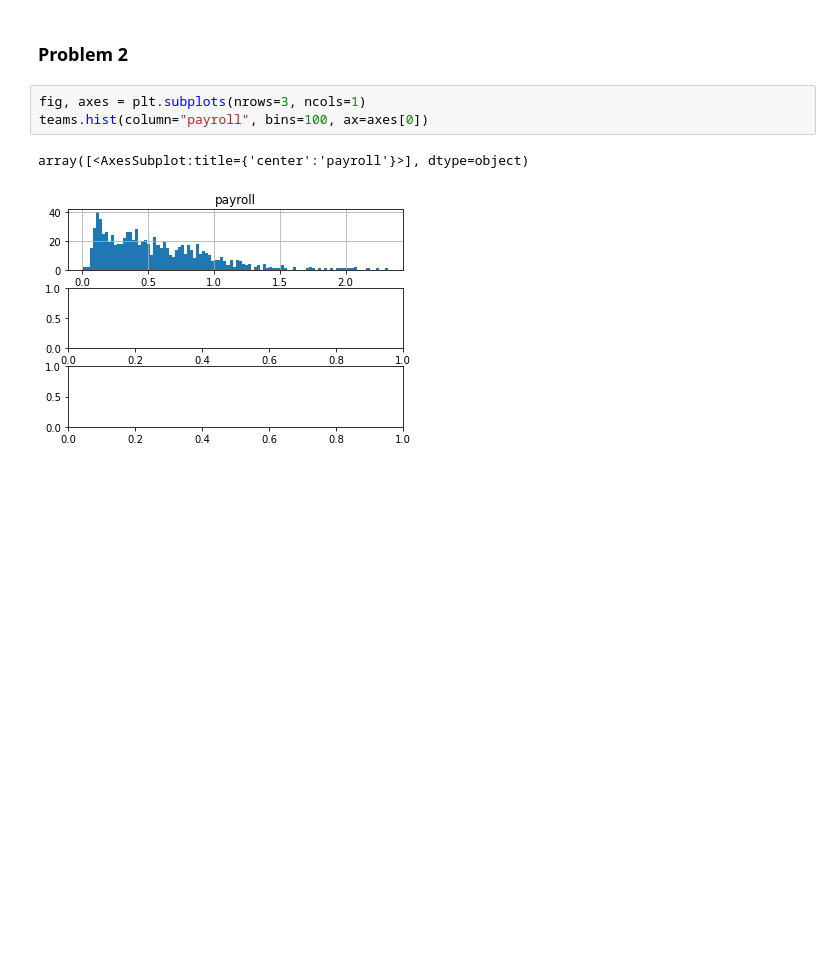
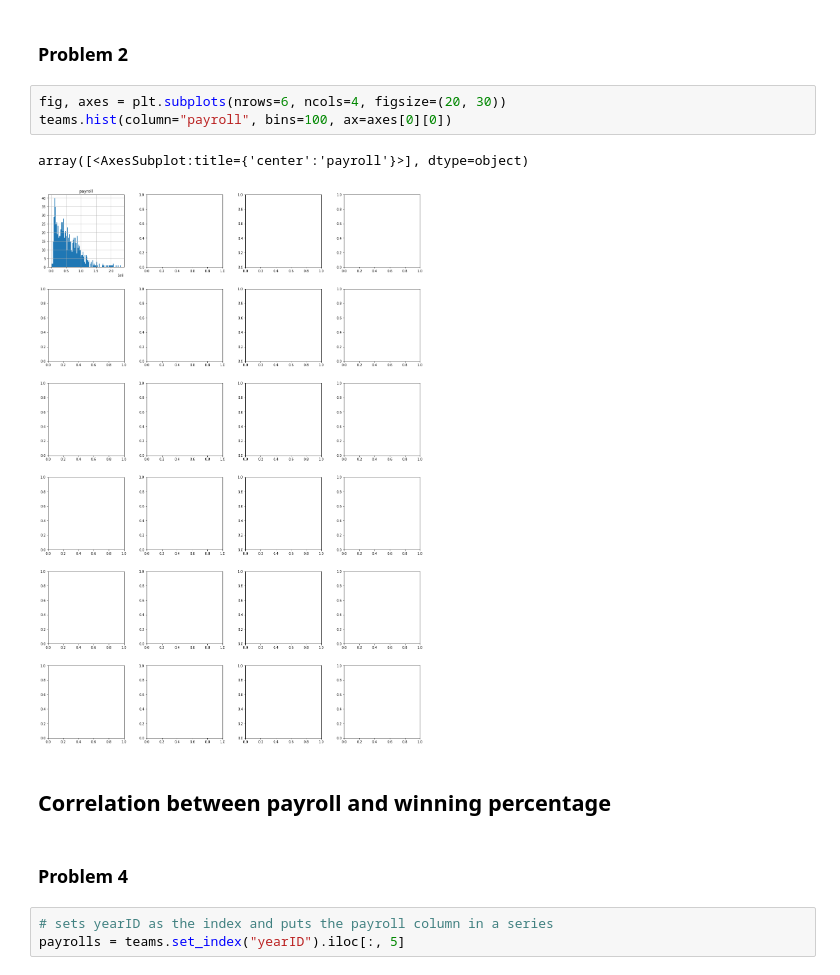
Before and after one commit to jpdevito/cmsc320, a Jupyter notebook: Project 2.ipynb, the cells around one changed output. Drawn from its saved outputs; the diff is of its cells as text; blank space fills up the shorter version.

Commit message:
problem 2 and 4 still incomplete

```diff
--- a/Project 2.ipynb
+++ b/Project 2.ipynb
@@ -104,8 +66,15 @@ teams
 # %% [markdown]
 ### Problem 2
 # %%
-fig, axes = plt.subplots(nrows=3, ncols=1)
-teams.hist(column="payroll", bins=100, ax=axes[0])
+fig, axes = plt.subplots(nrows=6, ncols=4, figsize=(20, 30))
+teams.hist(column="payroll", bins=100, ax=axes[0][0])
 # %% [output]
 array([<AxesSubplot:title={'center':'payroll'}>], dtype=object)
-[figure, old version]
+[figure, new version]
+# %% [markdown]
+## Correlation between payroll and winning percentage
+# %% [markdown]
+### Problem 4
+# %%
+# sets yearID as the index and puts the payroll column in a series
+payrolls = teams.set_index("yearID").iloc[:, 5]
```
Also changed, not shown: parts of 20 cells of this notebook.
